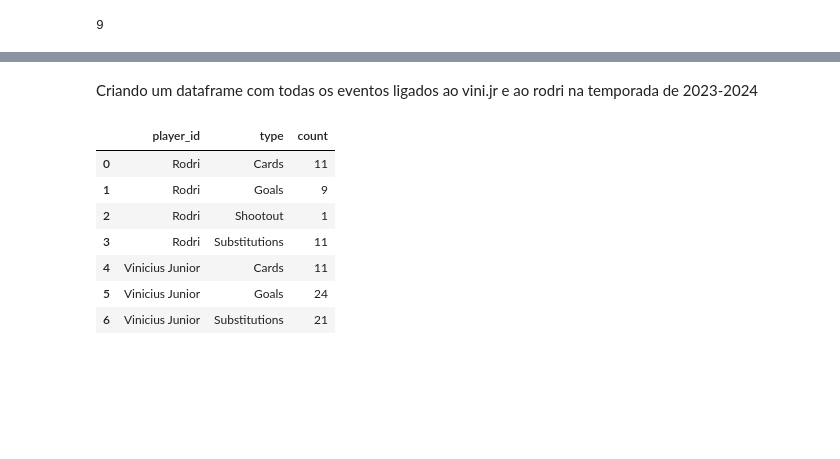
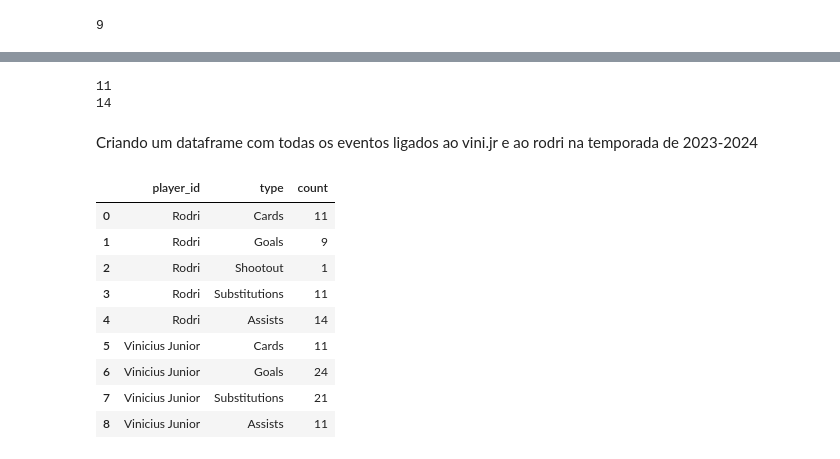
Before and after one commit to felipsants/trabalho-final-org_dados, a Jupyter notebook: datasets/EDA.ipynb, the cells around one changed output, grey strips where cells are left out. Cells and saved outputs as stored; diff of their text form; code cells hidden in the pictures; blank space fills up the shorter version.

```diff
--- a/datasets/EDA.ipynb
+++ b/datasets/EDA.ipynb
@@ -201,4 +201,7 @@ print(num_gols_rodri)
 appearances_vini = appearances_df[(appearances_df["player_id"] == id_vinicius) &
                                 (appearances_df["date"] >= start_date) &
                                 (appearances_df["date"] <= end_date)]
+appearances_rodri = appearances_df[(appearances_df["player_id"] == id_rodri) &
+                                (appearances_df["date"] >= start_date) &
+                                (appearances_df["date"] <= end_date)]
 # %%
@@ -213,20 +230,41 @@ appearances_vini.head()
+# %%
+assists_vini = appearances_vini['assists'].sum()
+assists_rodri = appearances_rodri['assists'].sum()
+# %%
+print(assists_vini)
+print(assists_rodri)
+# %% [output]
+11
+14
+# %%
+linha_assists = pd.DataFrame({
+    'player_id': ['Rodri','Vinicius Junior'],
+    'type':['Assists','Assists'],
+    'count':[assists_rodri,assists_vini]
+})
 # %% [markdown]
 Criando um dataframe com todas os eventos ligados ao vini.jr e ao rodri na temporada de 2023-2024
 # %%
 events_rodri_vinijr = pd.concat([events_rodri,events_vinijr]) #essa função concatena os dois dataframes
 events_rodri_vinijr = events_rodri_vinijr.groupby(['player_id', 'type']).size().reset_index(name='count') # Contar o número de eventos de cada tipo para cada jogador
 
+events_rodri_vinijr = pd.concat([events_rodri_vinijr, linha_assists], ignore_index=True)
+
 events_rodri_vinijr['player_id'] = events_rodri_vinijr['player_id'].replace({357565: 'Rodri', 371998: 'Vinicius Junior'})
+events_rodri_vinijr['player_id'] = events_rodri_vinijr['player_id'].astype(str)
+events_rodri_vinijr = events_rodri_vinijr.sort_values(by='player_id').reset_index(drop=True)
 events_rodri_vinijr.head(20)
 # %% [output]
 |  | player_id | type | count |
 | 0 | Rodri | Cards | 11 |
 | 1 | Rodri | Goals | 9 |
 | 2 | Rodri | Shootout | 1 |
 | 3 | Rodri | Substitutions | 11 |
-| 4 | Vinicius Junior | Cards | 11 |
-| 5 | Vinicius Junior | Goals | 24 |
-| 6 | Vinicius Junior | Substitutions | 21 |
+| 4 | Rodri | Assists | 14 |
+| 5 | Vinicius Junior | Cards | 11 |
+| 6 | Vinicius Junior | Goals | 24 |
+| 7 | Vinicius Junior | Substitutions | 21 |
+| 8 | Vinicius Junior | Assists | 11 |
 # %%
 # Criar um gráfico de barras
 plt.figure(figsize=(10, 6))
```
Also changed, not shown: parts of 2 cells of this notebook.
